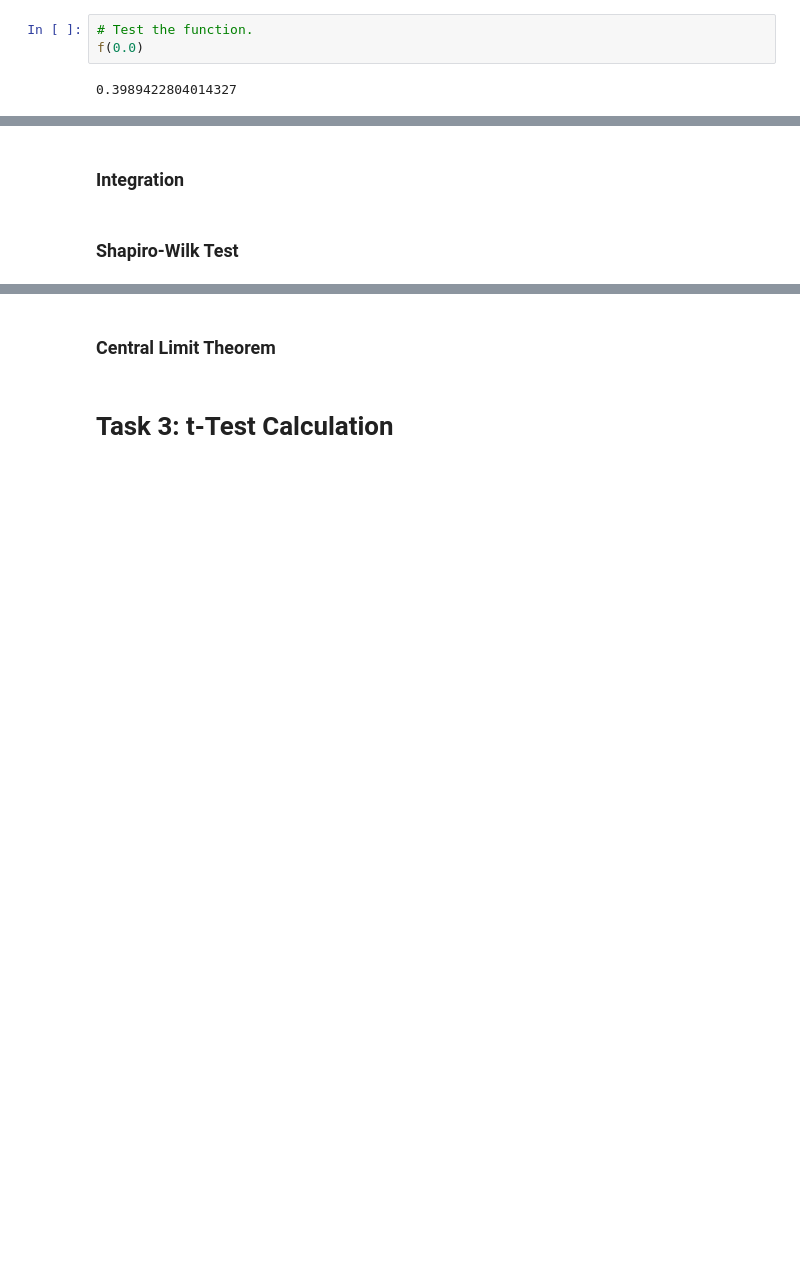
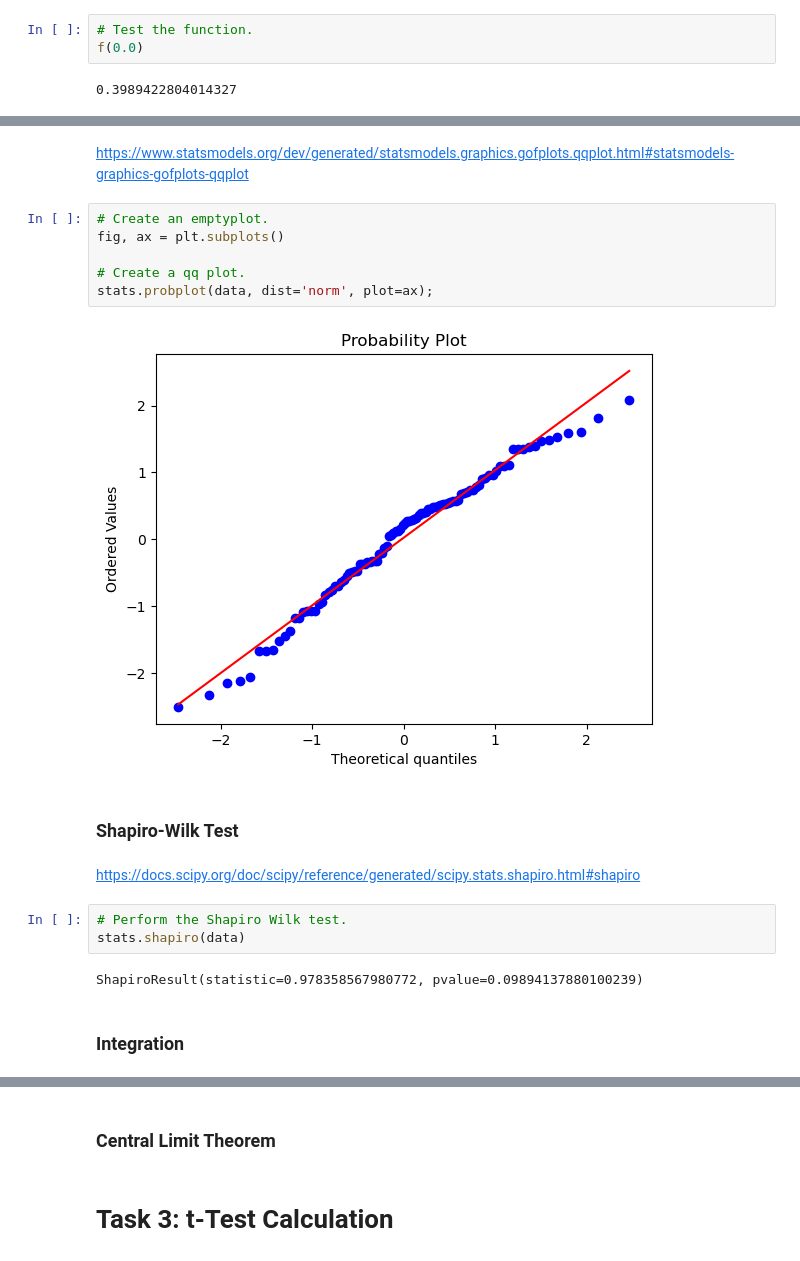
Before and after one commit to AndreaCignoni/applied_statistics_assessment, a Jupyter notebook: tasks.ipynb, the cells around one changed output, grey strips where cells are left out. Drawn from its saved outputs; the diff is of its cells as text; blank space fills up the shorter version.

```diff
--- a/tasks.ipynb
+++ b/tasks.ipynb
@@ -590,4 +659,21 @@ ax.set_ylabel('Proportion');
+# %% [markdown]
+https://www.statsmodels.org/dev/generated/statsmodels.graphics.gofplots.qqplot.html#statsmodels-graphics-gofplots-qqplot
+# %%
+# Create an emptyplot.
+fig, ax = plt.subplots()
+
+# Create a qq plot.
+stats.probplot(data, dist='norm', plot=ax);
+# %% [output]
+[figure, added]
+# %% [markdown]
+### Shapiro-Wilk Test
+# %% [markdown]
+https://docs.scipy.org/doc/scipy/reference/generated/scipy.stats.shapiro.html#shapiro
+# %%
+# Perform the Shapiro Wilk test.
+stats.shapiro(data)
+# %% [output]
+ShapiroResult(statistic=0.978358567980772, pvalue=0.09894137880100239)
 # %% [markdown]
 ### Integration
-# %% [markdown]
-### Shapiro-Wilk Test
```
Also changed, not shown: parts of 28 cells of this notebook, 13 other files.
